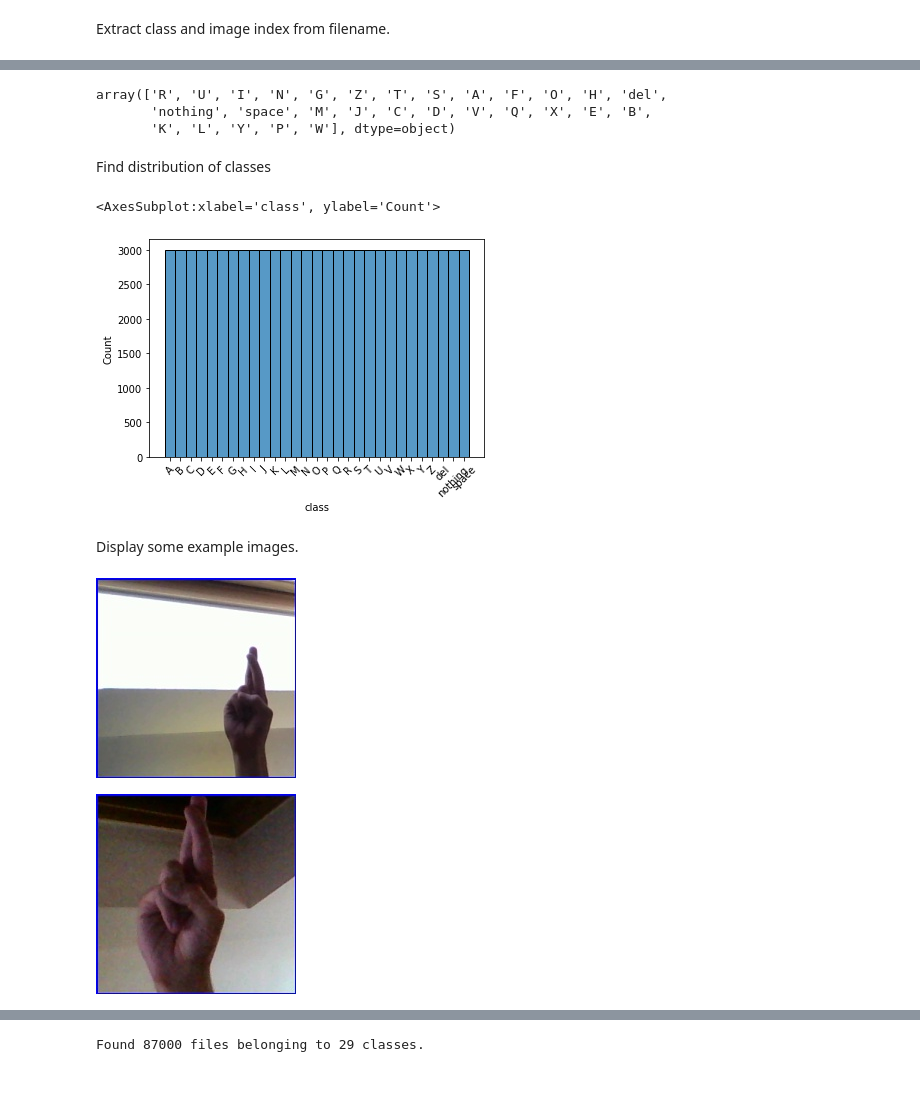
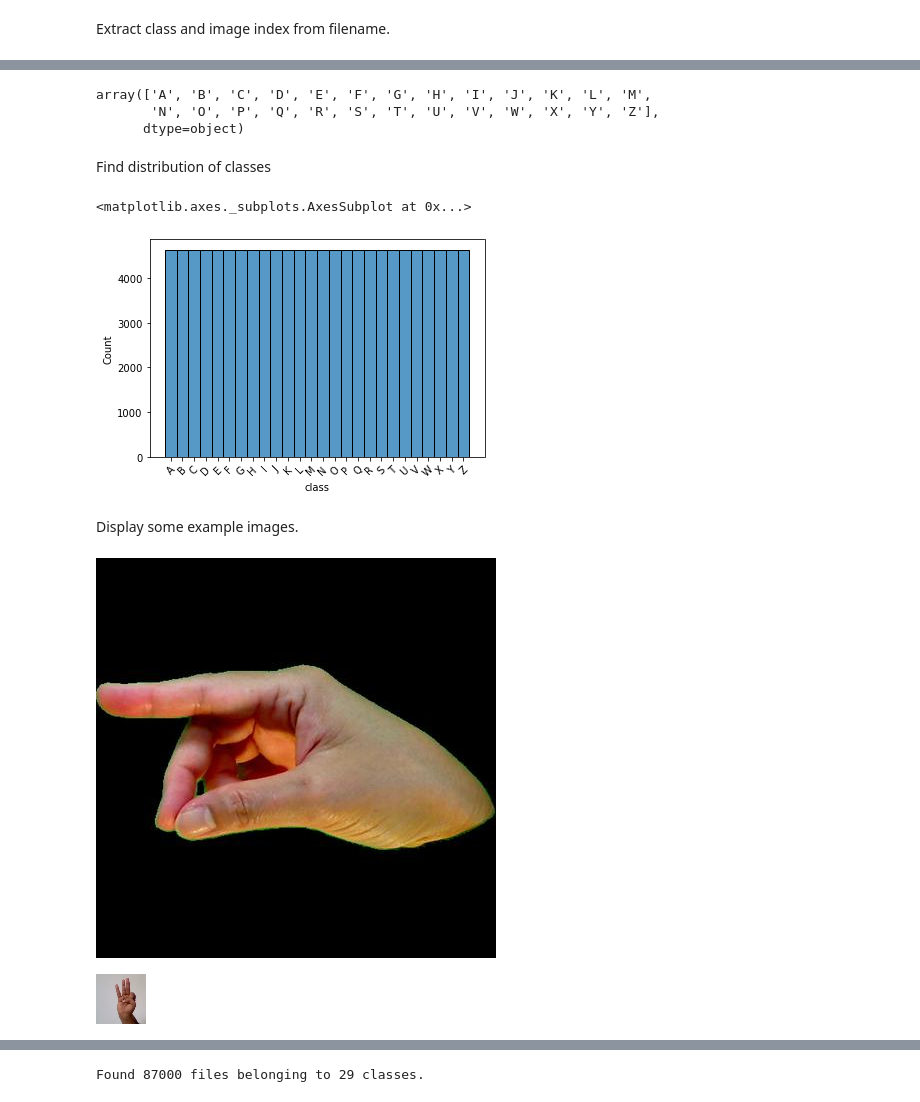
Before and after one commit to dunnkers/optimizers-sign-language, a Jupyter notebook: data-exploration.ipynb, the cells around one changed output, grey strips where cells are left out. Saved outputs shown, nothing was run; the diff lists cells and outputs as text; code cells hidden in the pictures.

```diff
--- a/data-exploration.ipynb
+++ b/data-exploration.ipynb
@@ -44,0 +54,6 @@ Extract file names from file paths.
+# %%
+df = pd.read_csv(f'{data_dir}/index.csv')
+to_exclude = df['filepath'].str.contains('asl_alphabet_test') | \
+             df['filepath'].str.contains('Pre-Processed')
+df = df[~to_exclude].reset_index(drop=True)
+df
@@ -45,13 +74,2 @@ Extract file names from file paths.
 # %% [markdown]
 Extract class and image index from filename.
-# %%
-import os.path
-# filename
-df['filename'] = df['filepath'].map(os.path.basename)
-# class and index
-regex = r'(?P<class>[a-zA-Z]+)(?P<index>[0-9]+).jpg'
-class_index = df['filename'].str.extract(regex)
-df = df.join(class_index)
-# drop NaN classes and indexes
-df = df.drop(df[df['class'].isna() | df['index'].isna()].index)
-df
@@ -71,0 +92,3 @@ df
+# %%
+df['class'] = df['filepath'].str.split('/').str[-2]
+df['class']
@@ -71,0 +108,4 @@ df
+# %%
+df = df[df['class'].str.match(r'^[a-zA-Z]$')] # keep alphabet only
+df['class'] = df['class'].str.upper()
+df
@@ -72,6 +126,6 @@ df
 # %%
-df['class'].unique()
+df['class'].sort_values().unique()
 # %% [output]
-array(['R', 'U', 'I', 'N', 'G', 'Z', 'T', 'S', 'A', 'F', 'O', 'H', 'del',
-       'nothing', 'space', 'M', 'J', 'C', 'D', 'V', 'Q', 'X', 'E', 'B',
-       'K', 'L', 'Y', 'P', 'W'], dtype=object)
+array(['A', 'B', 'C', 'D', 'E', 'F', 'G', 'H', 'I', 'J', 'K', 'L', 'M',
+       'N', 'O', 'P', 'Q', 'R', 'S', 'T', 'U', 'V', 'W', 'X', 'Y', 'Z'],
+      dtype=object)
@@ -81,16 +137,16 @@ Find distribution of classes
 plt.xticks(rotation=45)
 sns.histplot(data=df.sort_values('class'), x='class')
 # %% [output]
-<AxesSubplot:xlabel='class', ylabel='Count'>
+<matplotlib.axes._subplots.AxesSubplot at 0x...>
-[figure, old version]
+[figure, new version]
 # %% [markdown]
 Display some example images.
 # %%
 from IPython.display import Image
 Image(filename=df['filepath'].values[0])
 # %% [output]
-[figure, old version]
+[figure, new version]
 # %%
-Image(filename=df['filepath'].values[1])
+Image(filename=df['filepath'].values[10000])
 # %% [output]
-[figure, old version]
+[figure, new version]
```
Also changed, not shown: parts of 19 cells of this notebook, 4 other files.
